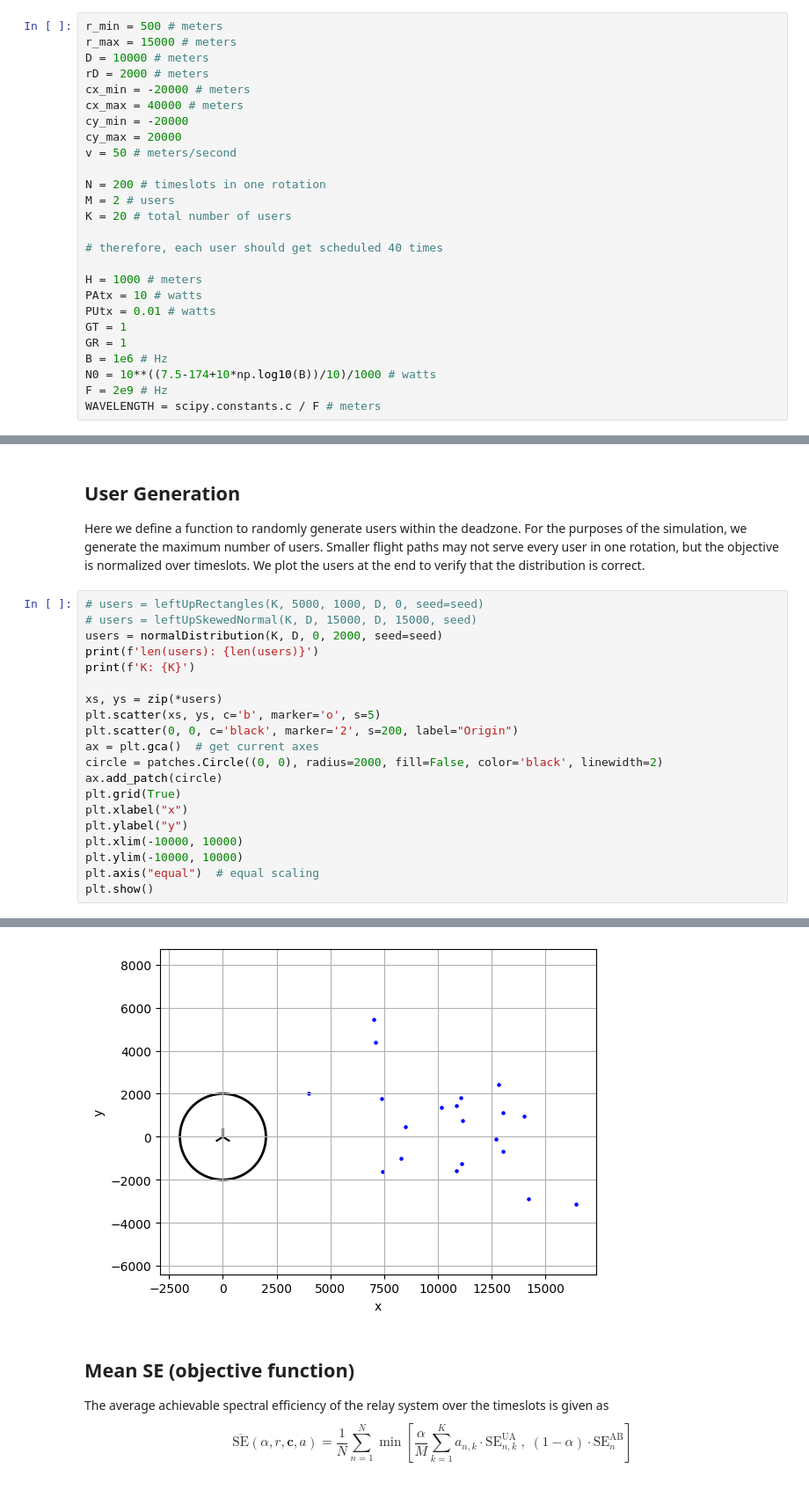
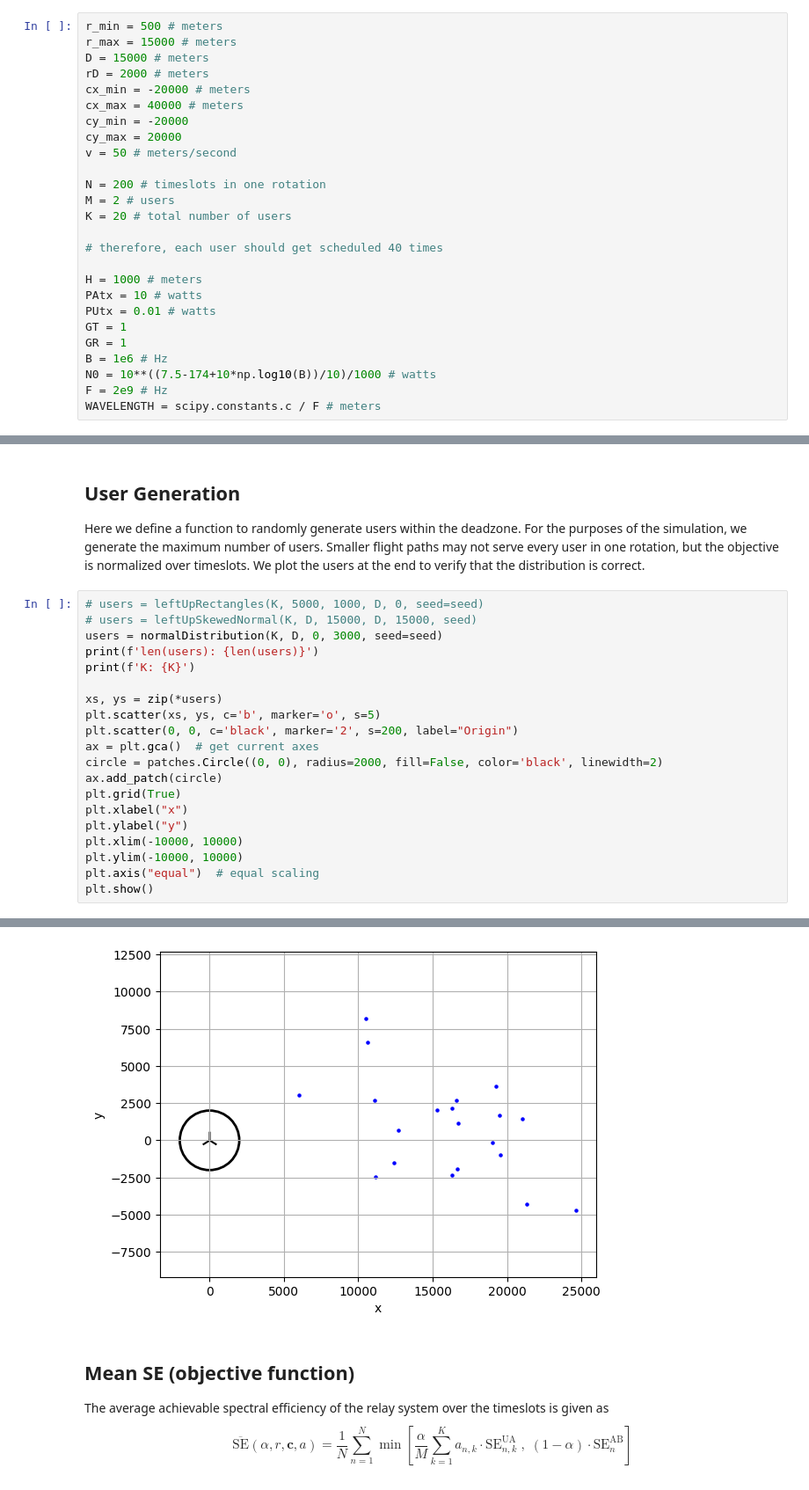
Before and after one commit to danielbonkowsky/uav-optimization, a Jupyter notebook: montecarlo-simulation/simulation.ipynb, the cells around one changed output, grey strips where cells are left out. Shown at 88% size. Saved outputs shown, nothing was run; the diff lists cells and outputs as text.

```diff
--- a/montecarlo-simulation/simulation.ipynb
+++ b/montecarlo-simulation/simulation.ipynb
@@ -19,7 +19,7 @@ Constant parameters used for the simulation
 # %%
 r_min = 500 # meters
 r_max = 15000 # meters
-D = 10000 # meters
+D = 15000 # meters
 rD = 2000 # meters
 cx_min = -20000 # meters
 cx_max = 40000 # meters
@@ -65,27 +65,27 @@ Here we define a function to randomly generate users within the deadzone. For th
 # %%
 # users = leftUpRectangles(K, 5000, 1000, D, 0, seed=seed)
 # users = leftUpSkewedNormal(K, D, 15000, D, 15000, seed)
-users = normalDistribution(K, D, 0, 2000, seed=seed)
+users = normalDistribution(K, D, 0, 3000, seed=seed)
 print(f'len(users): {len(users)}')
 print(f'K: {K}')
 
 xs, ys = zip(*users)
 plt.scatter(xs, ys, c='b', marker='o', s=5)
 plt.scatter(0, 0, c='black', marker='2', s=200, label="Origin")
 ax = plt.gca()  # get current axes
 circle = patches.Circle((0, 0), radius=2000, fill=False, color='black', linewidth=2)
 ax.add_patch(circle)
 plt.grid(True)
 plt.xlabel("x")
 plt.ylabel("y")
 plt.xlim(-10000, 10000)
 plt.ylim(-10000, 10000)
 plt.axis("equal")  # equal scaling
 plt.show()
 # %% [output]
 len(users): 20
 K: 20
-[figure, old version]
+[figure, new version]
 # %% [markdown]
 ## Mean SE (objective function)
 The average achievable spectral efficiency of the relay system over the timeslots is given as
```
Also changed, not shown: parts of 17 cells of this notebook.
